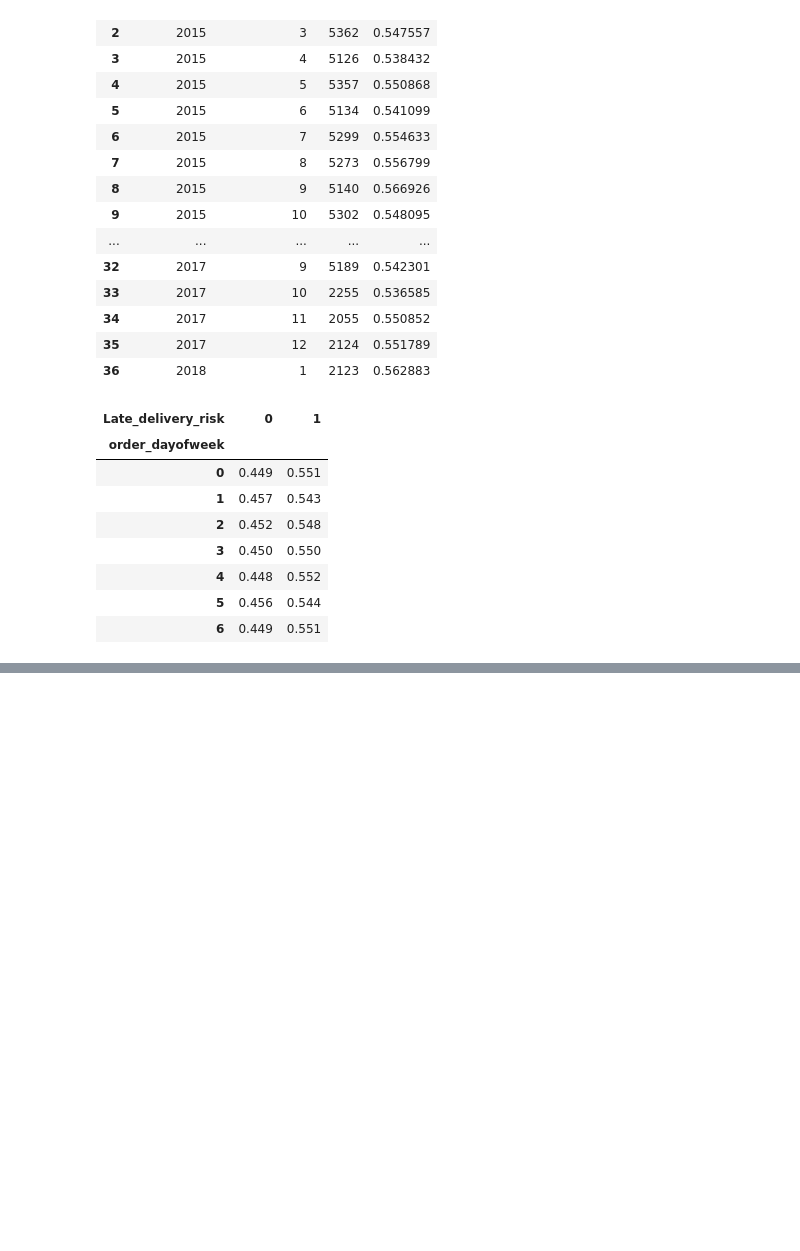
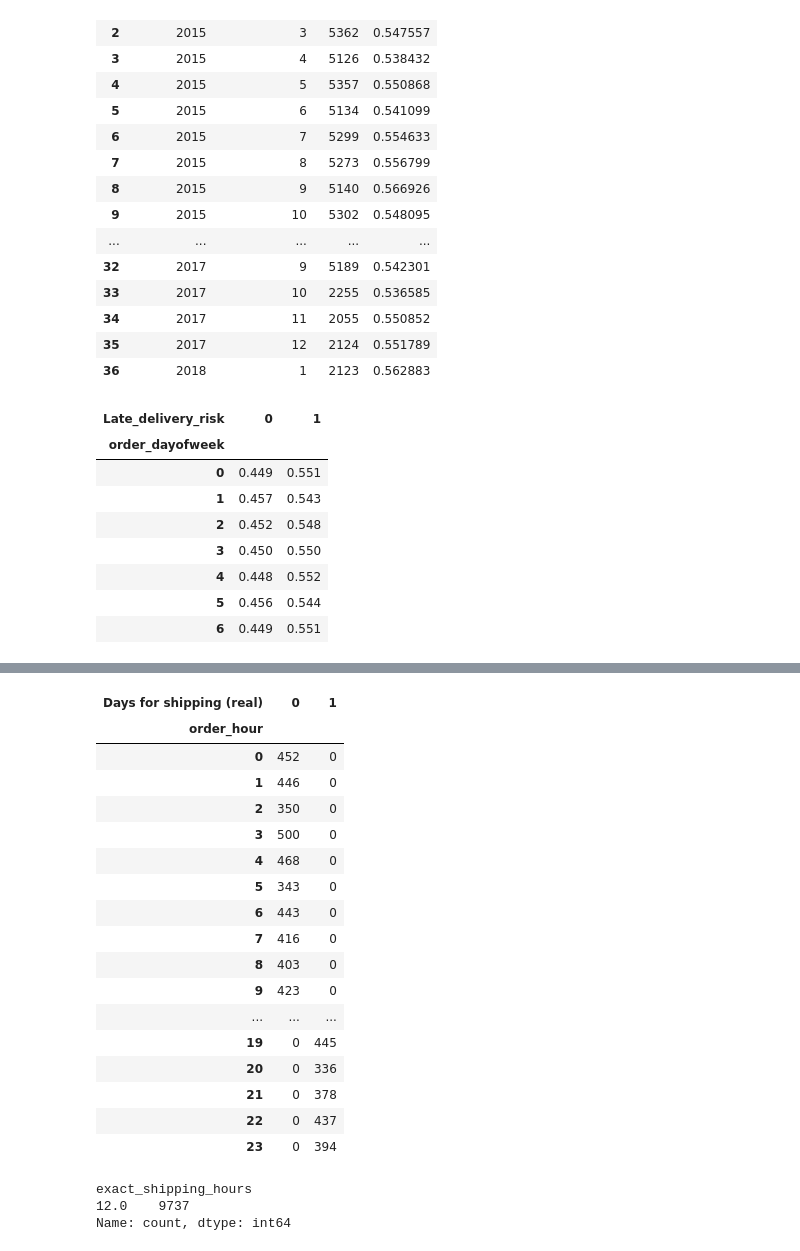
Before and after one commit to elhamrouzban/LogiGuard, a Jupyter notebook: notebooks/01_data_understanding.ipynb, the cells around one changed output, grey strips where cells are left out. Saved outputs shown, nothing was run; the diff lists cells and outputs as text; code cells hidden in the pictures; blank space fills up the shorter version.

```diff
--- a/notebooks/01_data_understanding.ipynb
+++ b/notebooks/01_data_understanding.ipynb
@@ -665,0 +793,39 @@ pd.crosstab(
+# %%
+same_day = df[df["Shipping Mode"] == "Same Day"]
+
+pd.crosstab(
+    same_day["order_hour"],
+    same_day["Days for shipping (real)"]
+)
+# %% [output]
+| Days for shipping (real) | 0 | 1 |
+| order_hour |  |  |
+| 0 | 452 | 0 |
+| 1 | 446 | 0 |
+| 2 | 350 | 0 |
+| 3 | 500 | 0 |
+| 4 | 468 | 0 |
+| 5 | 343 | 0 |
+| 6 | 443 | 0 |
+| 7 | 416 | 0 |
+| 8 | 403 | 0 |
+| 9 | 423 | 0 |
+| ... | ... | ... |
+| 19 | 0 | 445 |
+| 20 | 0 | 336 |
+| 21 | 0 | 378 |
+| 22 | 0 | 437 |
+| 23 | 0 | 394 |
+# %%
+same_day = df[df["Shipping Mode"] == "Same Day"].copy()
+
+same_day["exact_shipping_hours"] = (
+    same_day["shipping date (DateOrders)"]
+    - same_day["order date (DateOrders)"]
+).dt.total_seconds() / 3600
+
+same_day["exact_shipping_hours"].value_counts().sort_index()
+# %% [output]
+exact_shipping_hours
+12.0    9737
+Name: count, dtype: int64
```
Also changed, not shown: parts of 9 cells of this notebook, 1 other file.
